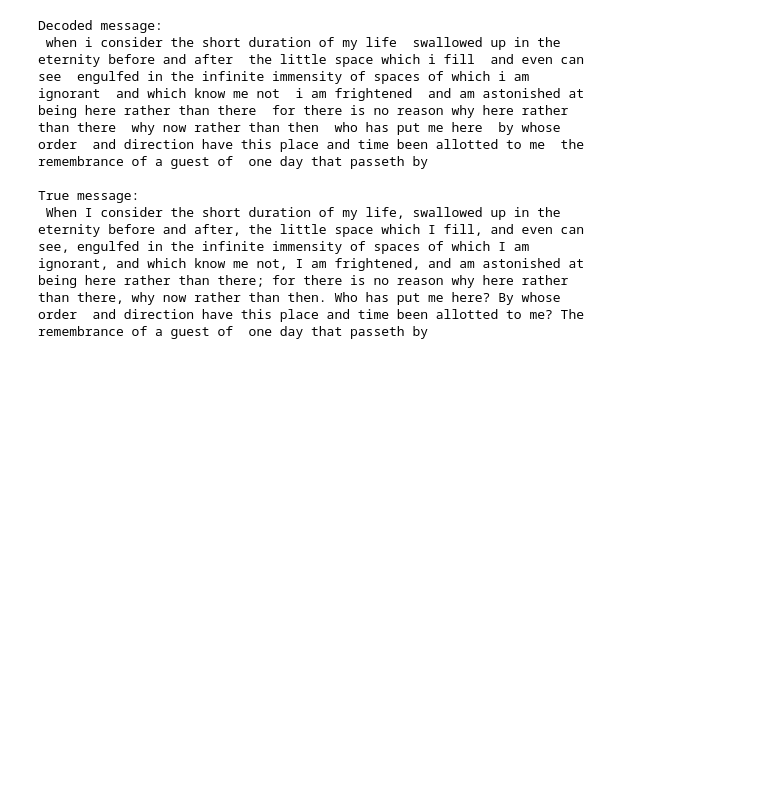
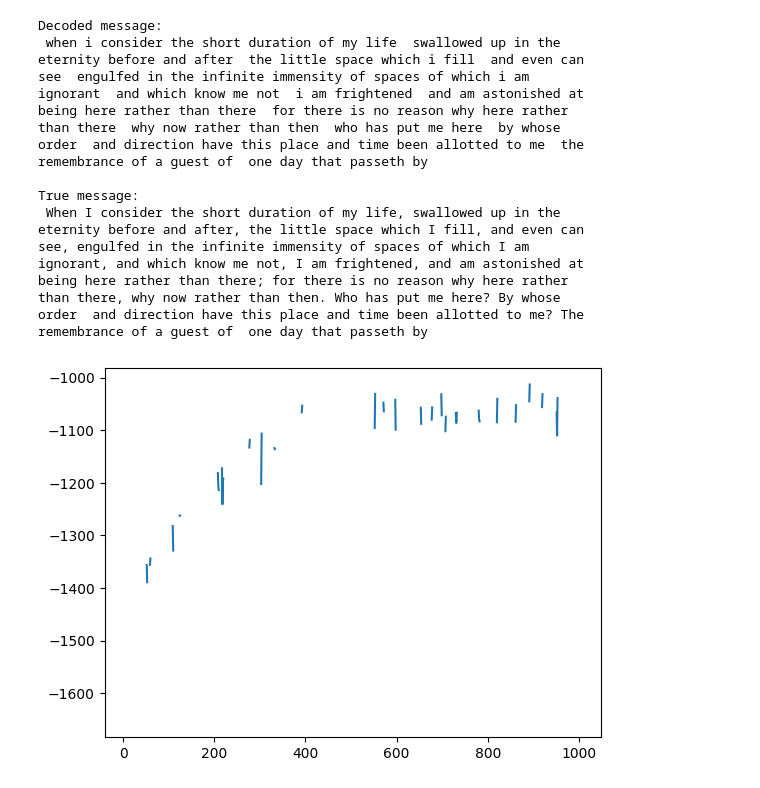
Before and after one commit to badicev/EduProjects, a Jupyter notebook: NLP/cipher-decryption.ipynb, the cells around one changed output. Saved outputs shown, nothing was run; the diff lists cells and outputs as text; code cells hidden in the pictures; blank space fills up the shorter version.

```diff
--- a/NLP/cipher-decryption.ipynb
+++ b/NLP/cipher-decryption.ipynb
@@ -382,3 +382,8 @@ being here rather than there; for there is no reason why here rather
 than there, why now rather than then. Who has put me here? By whose
 order  and direction have this place and time been allotted to me? The
 remembrance of a guest of  one day that passeth by
+# %%
+plt.plot(scores)
+plt.show()
+# %% [output]
+[figure, added]
```
